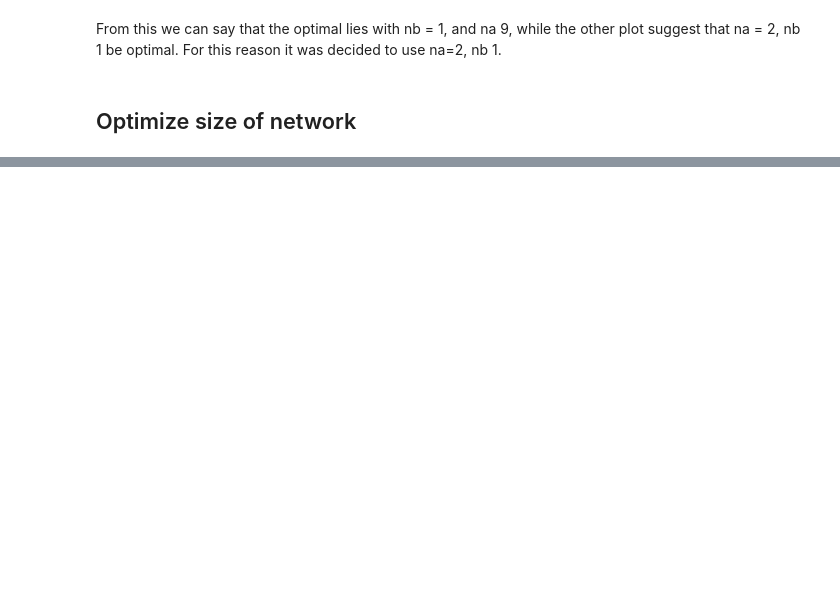
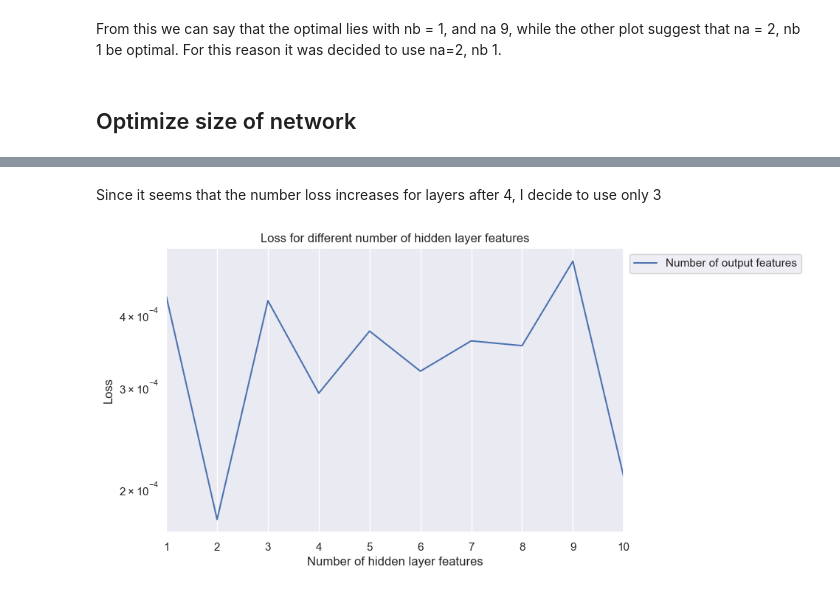
Before and after one commit to GerbenBeintema/gym-unbalanced-disk, a Jupyter notebook: OptimalNarx.ipynb, the cells around one changed output, grey strips where cells are left out. Saved outputs shown, nothing was run; the diff lists cells and outputs as text; code cells hidden in the pictures; blank space fills up the shorter version.

Commit message:
Optimize nodes in hidden layer

```diff
--- a/OptimalNarx.ipynb
+++ b/OptimalNarx.ipynb
@@ -187,0 +143,2 @@ np.savetxt("store_loss2.csv", store_loss2_depth, delimiter=",")
+# %% [markdown]
+Since it seems that the number loss increases for layers after 4, I decide to use only 3
@@ -187,0 +147,2 @@ np.savetxt("store_loss2.csv", store_loss2_depth, delimiter=",")
+# %%
+store_loss3_outfeatures = np.genfromtxt("store_loss3.csv", delimiter=',')
@@ -187,0 +171,12 @@ np.savetxt("store_loss2.csv", store_loss2_depth, delimiter=",")
+# %%
+sns.lineplot(x=np.arange(1,11), y=store_loss3_outfeatures, label='Number of output features')
+plt.ylabel('Loss')
+plt.title('Loss for different number of hidden layer features')
+plt.xlabel('Number of hidden layer features')
+plt.legend(bbox_to_anchor=(1, 1))
+plt.xticks(np.arange(1, 11))
+plt.xlim(1, 10)
+plt.yscale('log')
+plt.show()
+# %% [output]
+[figure, added]
```
Also changed, not shown: parts of 11 cells of this notebook, 1 other file.
